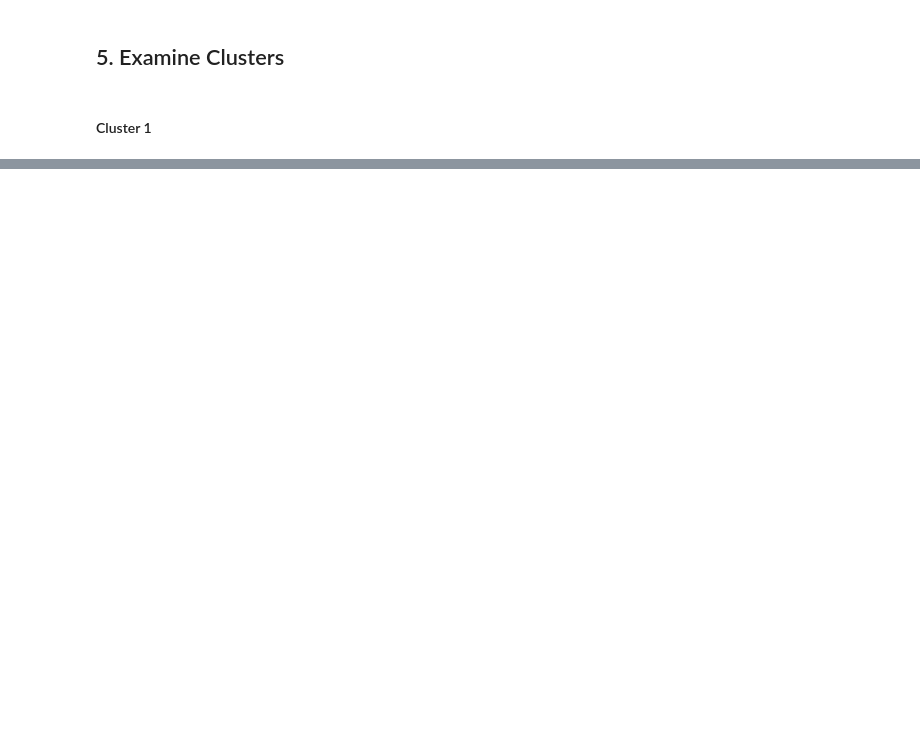
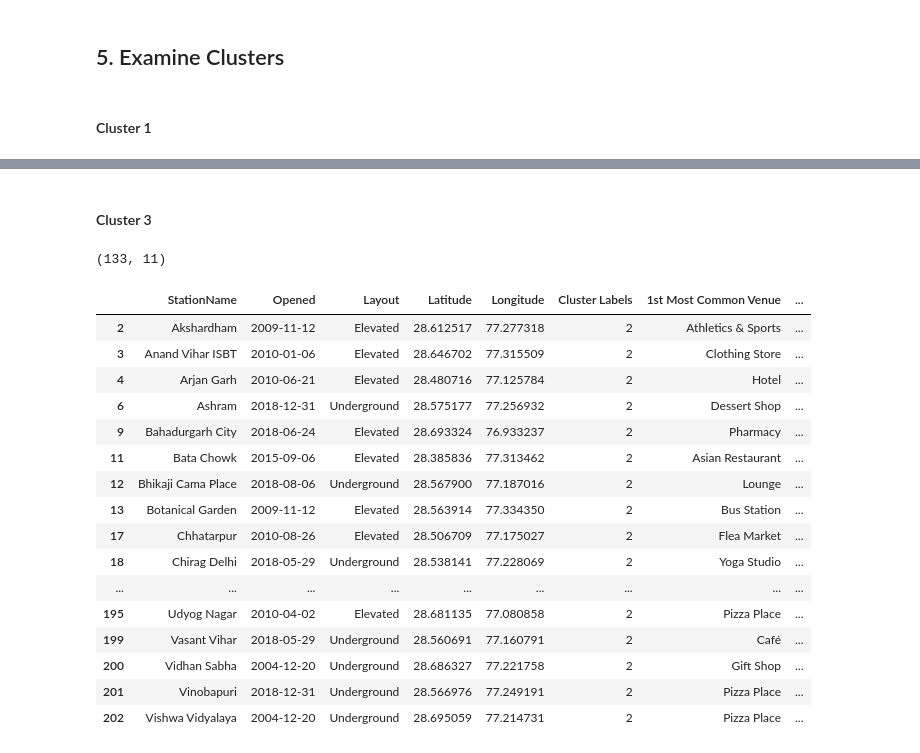
Before and after one commit to anshuld27/AdvanceDataScience, a Jupyter notebook: The Battle of Neighborhoods.ipynb, the cells around one changed output, grey strips where cells are left out. Cells and saved outputs as stored; diff of their text form; code cells hidden in the pictures; blank space fills up the shorter version.

```diff
--- a/The Battle of Neighborhoods.ipynb
+++ b/The Battle of Neighborhoods.ipynb
@@ -698,0 +689,25 @@ cluster1
+# %% [markdown]
+#### Cluster 3
+# %%
+cluster3=metro_merged.loc[metro_merged['Cluster Labels'] == 2, metro_merged.columns[[0] + list(range(2, metro_merged.shape[1]))]]
+print(cluster3.shape)
+cluster3
+# %% [output]
+(133, 11)
+|  | StationName | Opened | Layout | Latitude | Longitude | Cluster Labels | 1st Most Common Venue | ... |
+| 2 | Akshardham | 2009-11-12 | Elevated | 28.612517 | 77.277318 | 2 | Athletics & Sports | ... |
+| 3 | Anand Vihar ISBT | 2010-01-06 | Elevated | 28.646702 | 77.315509 | 2 | Clothing Store | ... |
+| 4 | Arjan Garh | 2010-06-21 | Elevated | 28.480716 | 77.125784 | 2 | Hotel | ... |
+| 6 | Ashram | 2018-12-31 | Underground | 28.575177 | 77.256932 | 2 | Dessert Shop | ... |
+| 9 | Bahadurgarh City | 2018-06-24 | Elevated | 28.693324 | 76.933237 | 2 | Pharmacy | ... |
+| 11 | Bata Chowk | 2015-09-06 | Elevated | 28.385836 | 77.313462 | 2 | Asian Restaurant | ... |
+| 12 | Bhikaji Cama Place | 2018-08-06 | Underground | 28.567900 | 77.187016 | 2 | Lounge | ... |
+| 13 | Botanical Garden | 2009-11-12 | Elevated | 28.563914 | 77.334350 | 2 | Bus Station | ... |
+| 17 | Chhatarpur | 2010-08-26 | Elevated | 28.506709 | 77.175027 | 2 | Flea Market | ... |
+| 18 | Chirag Delhi | 2018-05-29 | Underground | 28.538141 | 77.228069 | 2 | Yoga Studio | ... |
+| ... | ... | ... | ... | ... | ... | ... | ... | ... |
+| 195 | Udyog Nagar | 2010-04-02 | Elevated | 28.681135 | 77.080858 | 2 | Pizza Place | ... |
+| 199 | Vasant Vihar | 2018-05-29 | Underground | 28.560691 | 77.160791 | 2 | Café | ... |
+| 200 | Vidhan Sabha | 2004-12-20 | Underground | 28.686327 | 77.221758 | 2 | Gift Shop | ... |
+| 201 | Vinobapuri | 2018-12-31 | Underground | 28.566976 | 77.249191 | 2 | Pizza Place | ... |
+| 202 | Vishwa Vidyalaya | 2004-12-20 | Underground | 28.695059 | 77.214731 | 2 | Pizza Place | ... |
```
Also changed, not shown: parts of 23 cells of this notebook.
